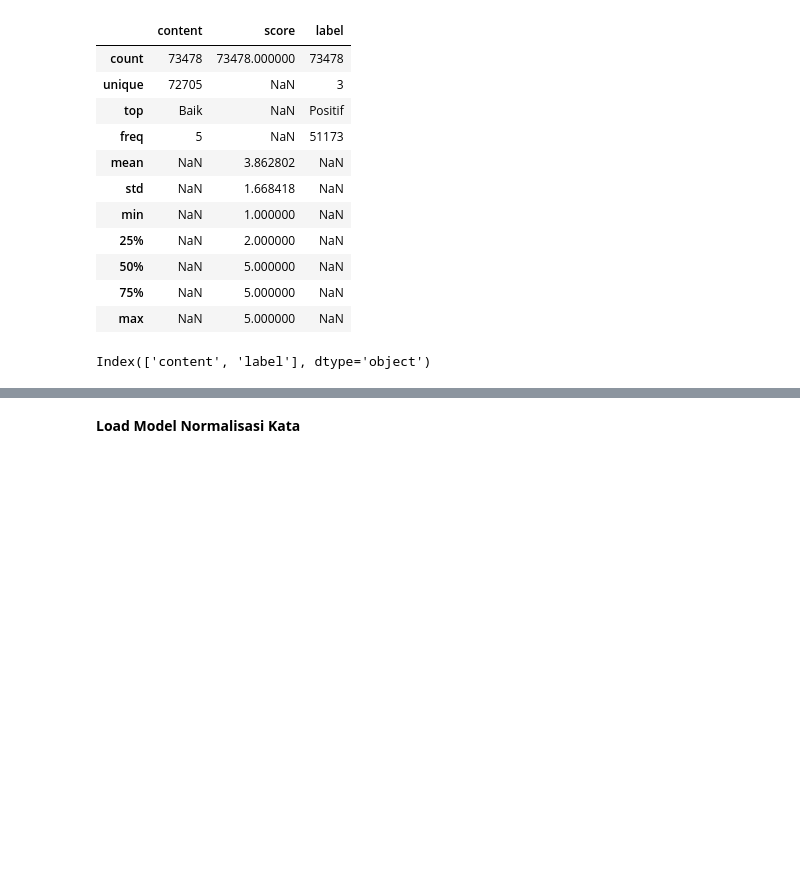
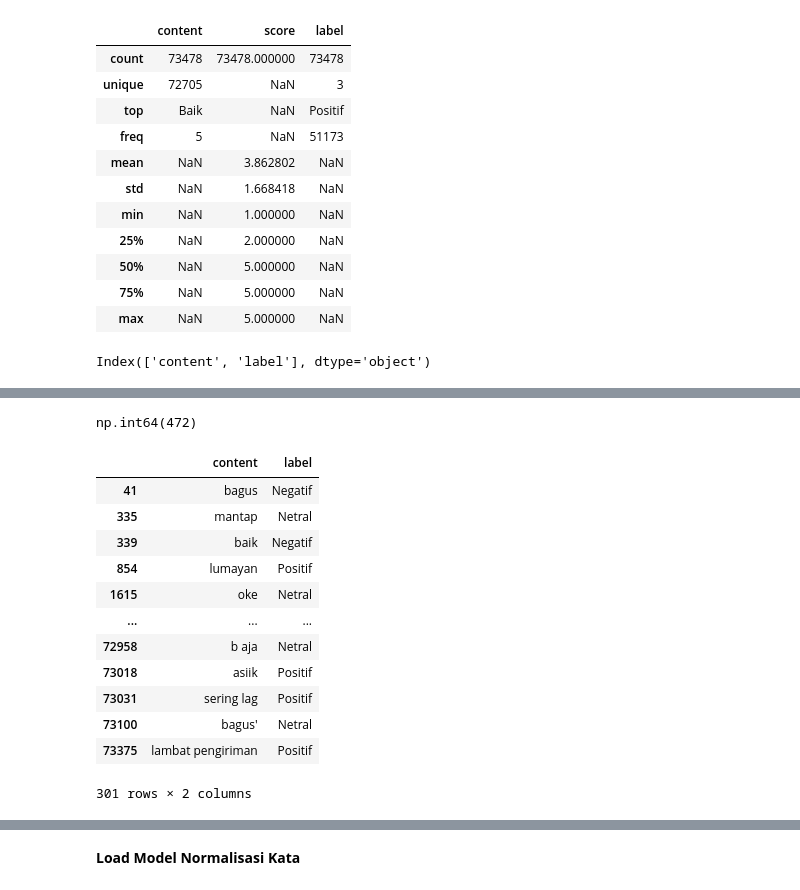
Before and after one commit to ArmFriiz/Dicoding-Submission-FDL, a Jupyter notebook: Analisis Sentimen/main.ipynb, the cells around one changed output, grey strips where cells are left out. Cells and saved outputs as stored; diff of their text form; code cells hidden in the pictures; blank space fills up the shorter version.

```diff
--- a/Analisis Sentimen/main.ipynb
+++ b/Analisis Sentimen/main.ipynb
@@ -88,0 +98,22 @@ Index(['content', 'label'], dtype='object')
+# %%
+df.duplicated().sum()
+# %% [output]
+np.int64(472)
+# %%
+df.drop_duplicates(inplace=True)
+# %%
+df[df['content'].duplicated()]
+# %% [output]
+|  | content | label |
+| 41 | bagus | Negatif |
+| 335 | mantap | Netral |
+| 339 | baik | Negatif |
+| 854 | lumayan | Positif |
+| 1615 | oke | Netral |
+| ... | ... | ... |
+| 72958 | b aja | Netral |
+| 73018 | asiik | Positif |
+| 73031 | sering lag | Positif |
+| 73100 | bagus' | Netral |
+| 73375 | lambat pengiriman | Positif |
+301 rows × 2 columns
```
Also changed, not shown: parts of 5 cells of this notebook.
